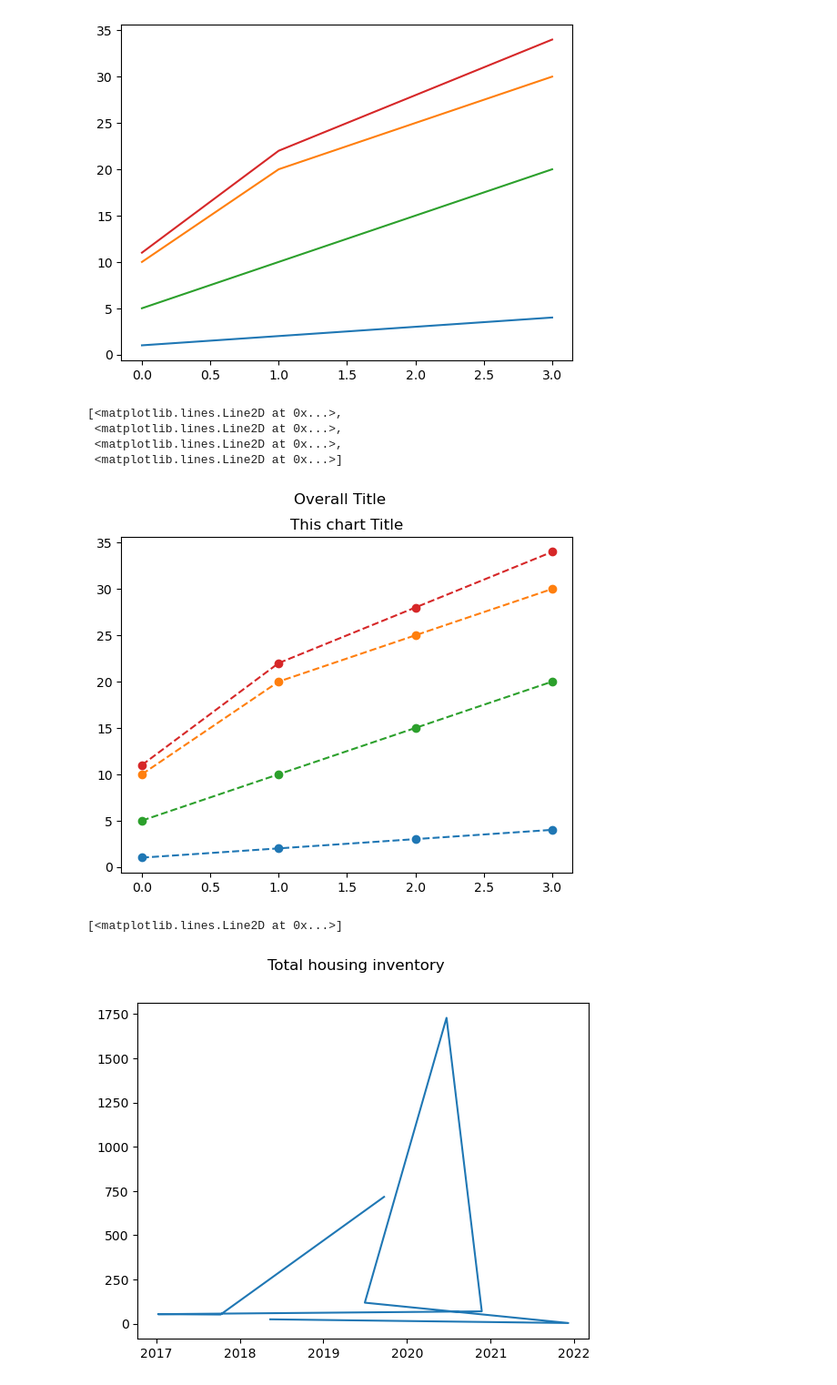
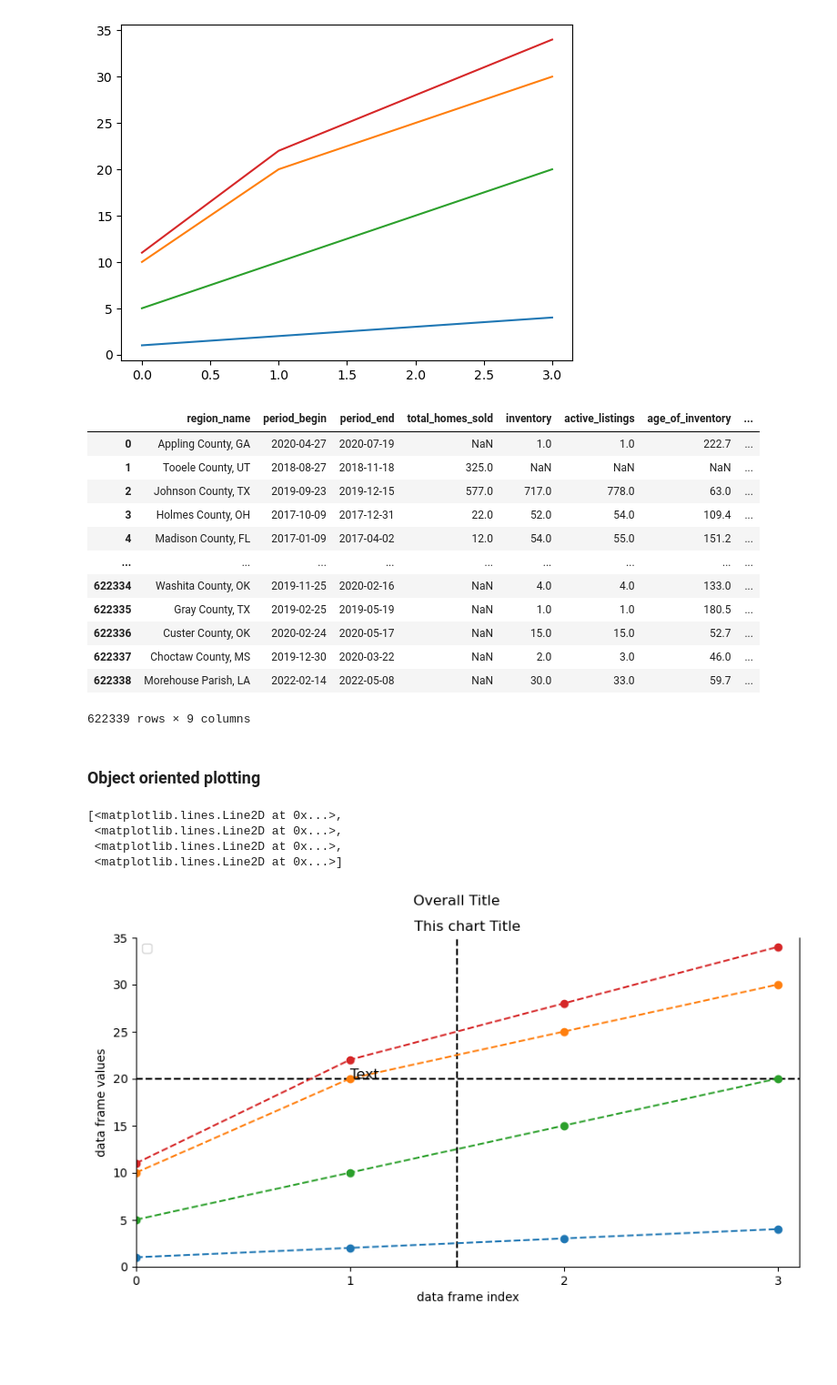
Before and after one commit to upadhyayap/pylearn, a Jupyter notebook: notebooks/visualisation/matplot_lib.ipynb, the cells around one changed output. Shown at 91% size. Drawn from its saved outputs; the diff is of its cells as text; code cells hidden in the pictures; blank space fills up the shorter version.

Commit message:
complete matplotlib

```diff
--- a/notebooks/visualisation/matplot_lib.ipynb
+++ b/notebooks/visualisation/matplot_lib.ipynb
@@ -24,22 +26,6 @@ plt.plot([x for x in range(0,4)], df)
 plt.show()
 # %% [output]
 [figure]
-# %%
-# plotting using an object oriented approach
-# fig = plt.figure()
-# ax = fig.add_subplot(111)
-# ax.plot([1, 2, 3, 4])
-
-fig, ax = plt.subplots()
-fig.suptitle('Overall Title')
-ax.set_title('This chart Title')
-ax.plot(df, ls='--', marker='o')
-# %% [output]
-[<matplotlib.lines.Line2D at 0x...>,
- <matplotlib.lines.Line2D at 0x...>,
- <matplotlib.lines.Line2D at 0x...>,
- <matplotlib.lines.Line2D at 0x...>]
-[figure, removed]
 # %%
 # ploting data frames using object oriented approach
 housing_df = pd.read_csv(
@@ -47,10 +33,49 @@ housing_df = pd.read_csv(
 housing_df.columns
 
 housing10 = housing_df.iloc[0:10]
+housing_df
 
-fig, ax = plt.subplots()
-fig.suptitle('Total housing inventory')
-ax.plot(housing10['period_begin'], housing10['inventory'])
+# fig, ax = plt.subplots()
+# fig.suptitle('Total housing inventory')
+# ax.plot(housing10['period_begin'], housing10['inventory'])
 # %% [output]
+|  | region_name | period_begin | period_end | total_homes_sold | inventory | active_listings | age_of_inventory | ... |
+| 0 | Appling County, GA | 2020-04-27 | 2020-07-19 | NaN | 1.0 | 1.0 | 222.7 | ... |
+| 1 | Tooele County, UT | 2018-08-27 | 2018-11-18 | 325.0 | NaN | NaN | NaN | ... |
+| 2 | Johnson County, TX | 2019-09-23 | 2019-12-15 | 577.0 | 717.0 | 778.0 | 63.0 | ... |
+| 3 | Holmes County, OH | 2017-10-09 | 2017-12-31 | 22.0 | 52.0 | 54.0 | 109.4 | ... |
+| 4 | Madison County, FL | 2017-01-09 | 2017-04-02 | 12.0 | 54.0 | 55.0 | 151.2 | ... |
+| ... | ... | ... | ... | ... | ... | ... | ... | ... |
+| 622334 | Washita County, OK | 2019-11-25 | 2020-02-16 | NaN | 4.0 | 4.0 | 133.0 | ... |
+| 622335 | Gray County, TX | 2019-02-25 | 2019-05-19 | NaN | 1.0 | 1.0 | 180.5 | ... |
+| 622336 | Custer County, OK | 2020-02-24 | 2020-05-17 | NaN | 15.0 | 15.0 | 52.7 | ... |
+| 622337 | Choctaw County, MS | 2019-12-30 | 2020-03-22 | NaN | 2.0 | 3.0 | 46.0 | ... |
+| 622338 | Morehouse Parish, LA | 2022-02-14 | 2022-05-08 | NaN | 30.0 | 33.0 | 59.7 | ... |
-[<matplotlib.lines.Line2D at 0x...>]
+622339 rows × 9 columns
-[figure, removed]
+# %% [markdown]
+### Object oriented plotting
+# %%
+fig, ax = plt.subplots(figsize=(10, 5))
+fig.suptitle('Overall Title')
+ax.set_title('This chart Title')
+ax.set_xlabel('data frame index')
+ax.set_ylabel('data frame values')
+# pass bbox_to_anchor to set the position of the legend
+ax.legend(['y', 'z', 'a'], loc='upper left')
+ax.set_xlim(0, 3.1)
+ax.set_ylim(0, 35)
+ax.set_xticks([0, 1, 2, 3])
+ax.text(1, 20, 'Text', fontsize=12)
+# to draw a vertical line
+ax.axvline(1.5, color='black', ls='--')
+# to draw a horizontal line
+ax.axhline(20, color='black', ls='--')
+# to remove the top border
+ax.spines['top'].set_visible(False)
+ax.plot(df, ls='--', marker='o')
+# %% [output]
+[<matplotlib.lines.Line2D at 0x...>,
+ <matplotlib.lines.Line2D at 0x...>,
+ <matplotlib.lines.Line2D at 0x...>,
+ <matplotlib.lines.Line2D at 0x...>]
+[figure, added]
```
Also changed, not shown: parts of 15 cells of this notebook.
